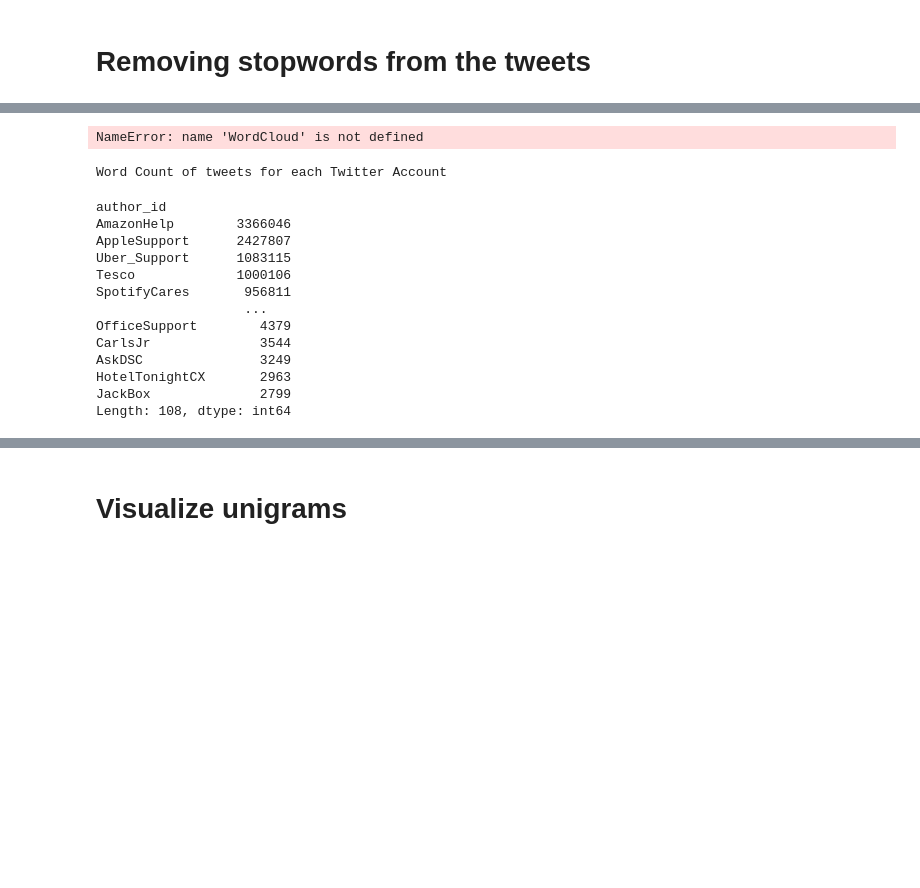
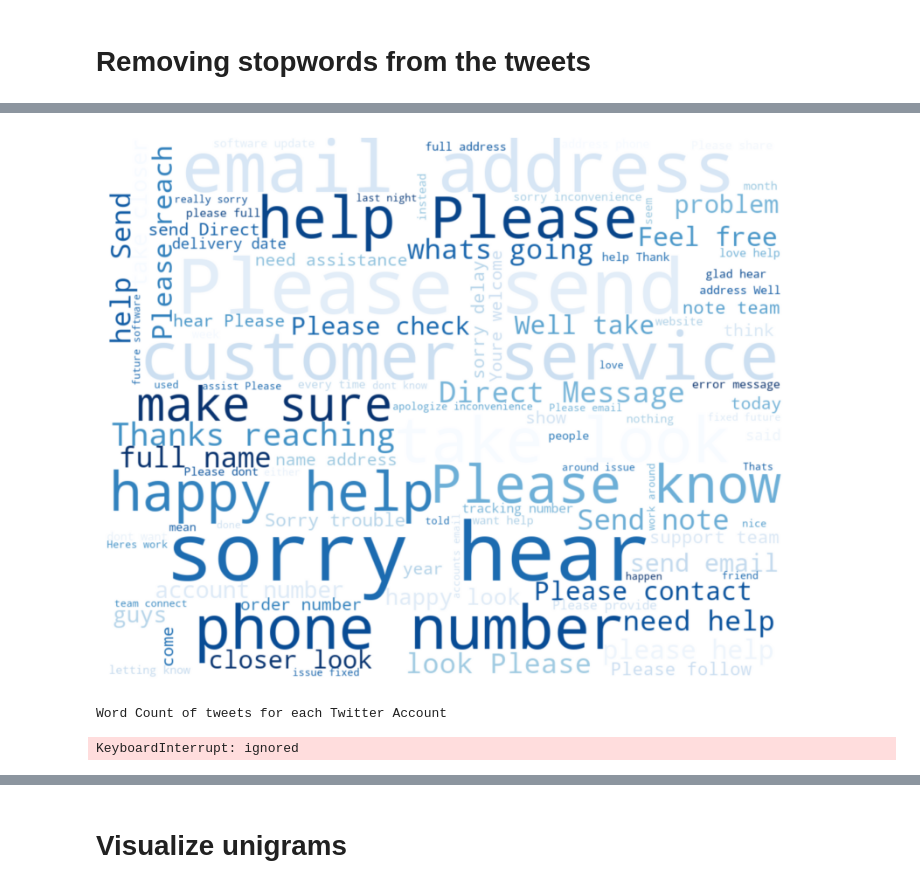
Before and after one commit to sminerport/chatbot, a Jupyter notebook: customer-support-on-twitter/CustomerSupportOnTwitter.ipynb, the cells around one changed output, grey strips where cells are left out. Saved outputs shown, nothing was run; the diff lists cells and outputs as text; code cells hidden in the pictures; blank space fills up the shorter version.

```diff
--- a/customer-support-on-twitter/CustomerSupportOnTwitter.ipynb
+++ b/customer-support-on-twitter/CustomerSupportOnTwitter.ipynb
@@ -298,38 +350,27 @@ Name: text, dtype: object
 # %%
+from wordcloud import WordCloud
 # Let us take a look at the most frequently used word in the tweets
 word_cloud = WordCloud(width = 1000,
                        height = 800,
                        colormap = 'Blues',
                        margin = 0,
                        max_words = 200,
                        min_word_length = 4,
                        max_font_size = 120, min_font_size = 15,
-                       background_color = "white").generate(" ".join(df_sample['text']))
+                       background_color = "white").generate(" ".join(df['text']))
 
 plt.figure(figsize = (10, 15))
 plt.imshow(word_cloud, interpolation = "gaussian")
 plt.axis("off")
 plt.show()
 # %% [output]
-NameError: name 'WordCloud' is not defined
+[figure, added]
 # %%
 print("Word Count of tweets for each Twitter Account")
-after = df_sample.groupby('author_id').apply(lambda x: x.text.apply(lambda x: len(x.split())).sum())
+after = df.groupby('author_id').apply(lambda x: x.text.apply(lambda x: len(x.split())).sum())
 after[after.index.str.isdecimal() == False].sort_values(ascending=False)
 # %% [output]
 Word Count of tweets for each Twitter Account
-author_id
-AmazonHelp        3366046
-AppleSupport      2427807
-Uber_Support      1083115
-Tesco             1000106
-SpotifyCares       956811
-                   ...
-OfficeSupport        4379
-CarlsJr              3544
-AskDSC               3249
-HotelTonightCX       2963
-JackBox              2799
-Length: 108, dtype: int64
+KeyboardInterrupt: ignored
 # %%
 print("Count of tweets for each Twitter Account")
```
Also changed, not shown: parts of 53 cells of this notebook.
